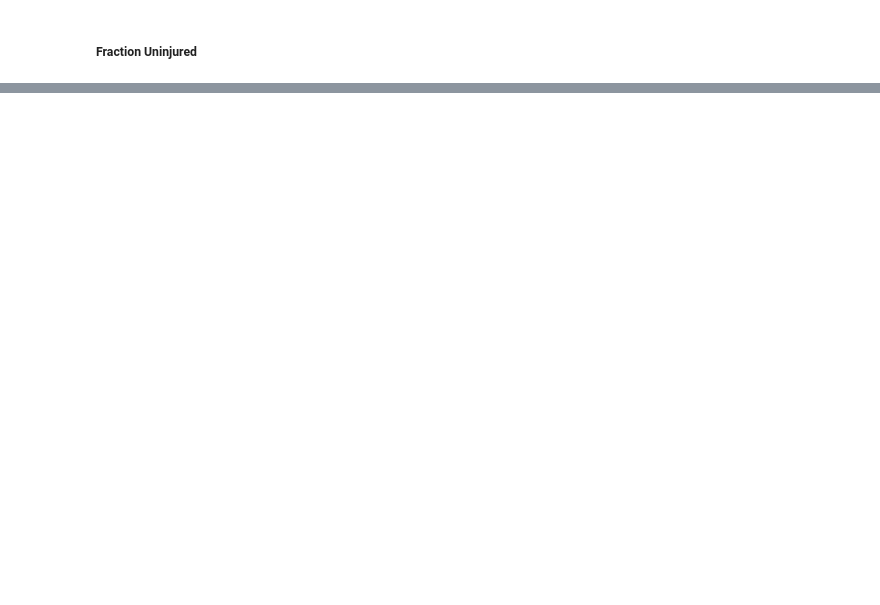
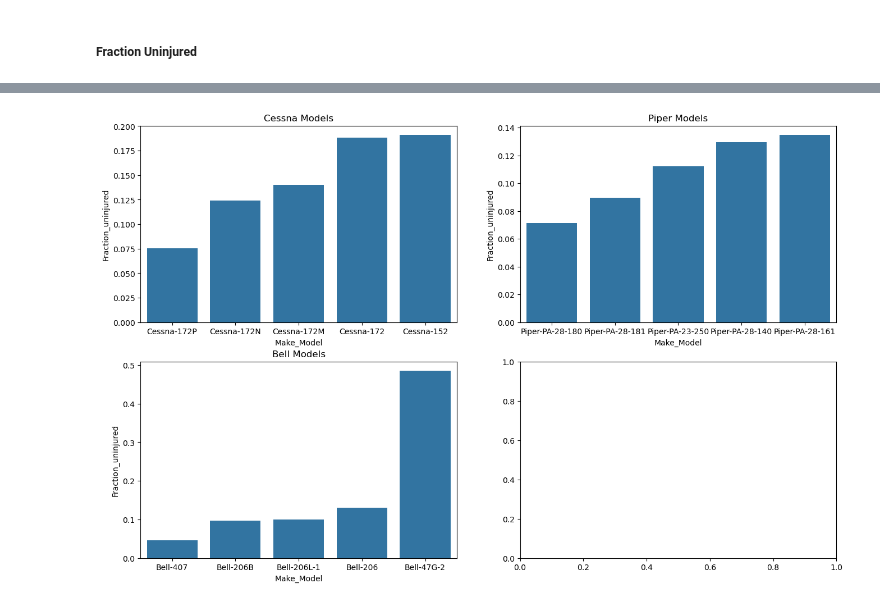
Before and after one commit to jgoett2/Phase1-Airplane-Zach-Jeff, a Jupyter notebook: Analysis.ipynb, the cells around one changed output, grey strips where cells are left out. Drawn from its saved outputs; the diff is of its cells as text; code cells hidden in the pictures; blank space fills up the shorter version.

```diff
--- a/Analysis.ipynb
+++ b/Analysis.ipynb
@@ -340,0 +378,10 @@ scd.hi(df, 'Bell', 'Fraction_uninjured', ax[1][0])
+# %%
+fig, ax = plt.subplots(2,2, figsize = (16,10))
+
+scd.hi(dfD, 'Cessna', 'Fraction_uninjured', ax[0][0])
+scd.hi(dfD, 'Piper', 'Fraction_uninjured', ax[0][1])
+scd.hi(dfD, 'Bell', 'Fraction_uninjured', ax[1][0])
+
+fig.savefig("Images/ModelsDestroyedUninjured")
+# %% [output]
+[figure, added]
```
Also changed, not shown: parts of 15 cells of this notebook, 14 other files.
